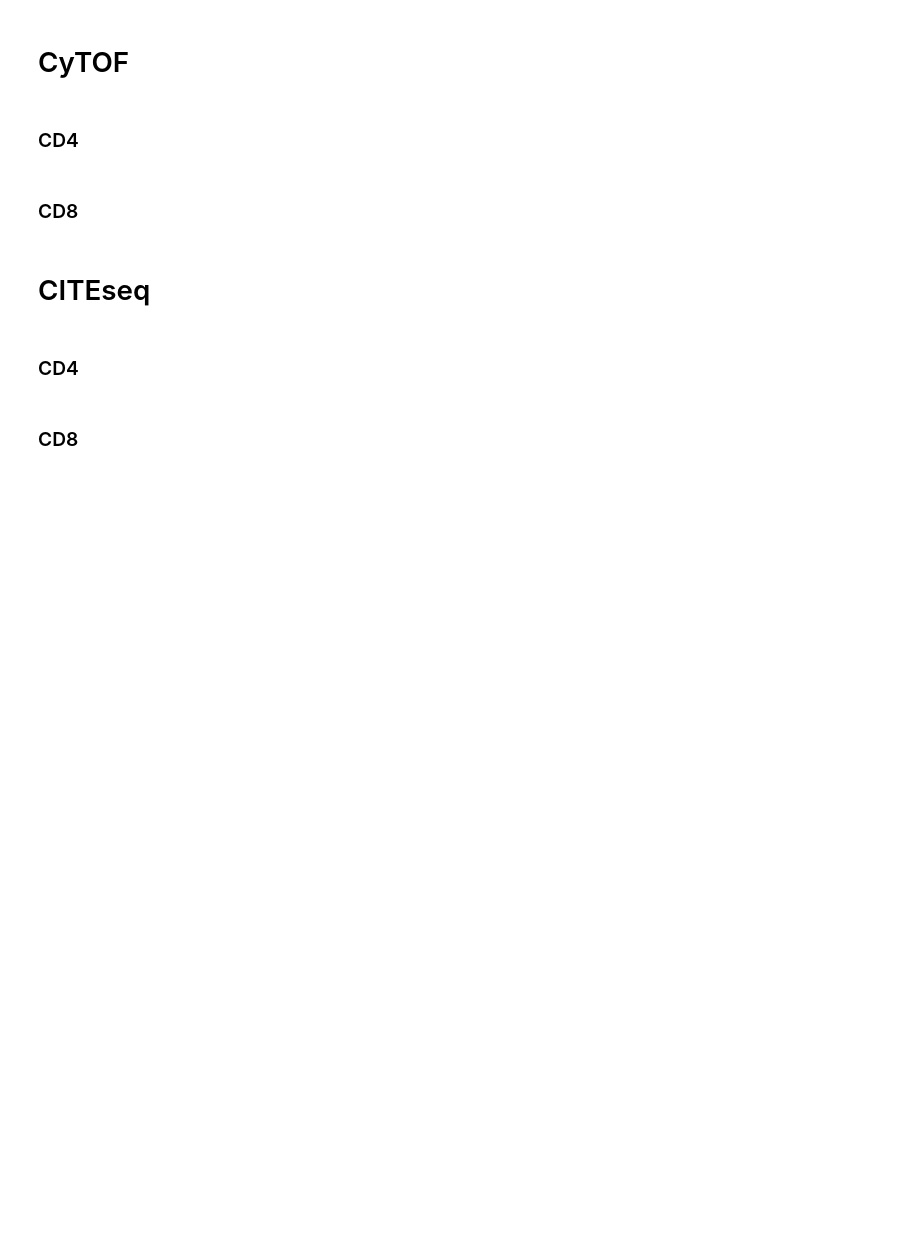
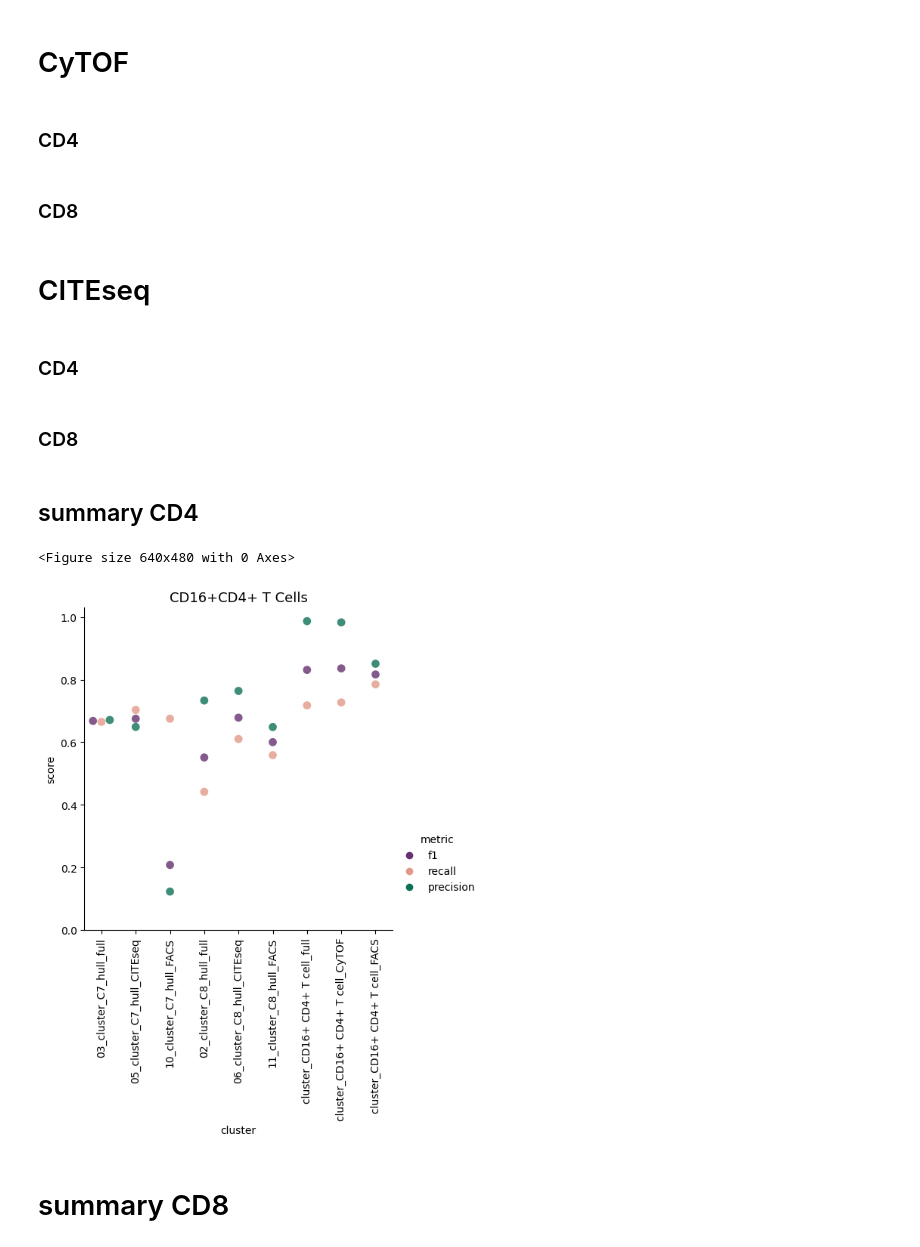
Before and after one commit to buettnerlab/reproducibility_convex_gating, a Jupyter notebook: Figure_7/F7_01_auswertung_hull.ipynb, the cells around one changed output. Cells and saved outputs as stored; diff of their text form; code cells hidden in the pictures; blank space fills up the shorter version.

Commit message:
Update figure 7

```diff
--- a/Figure_7/F7_01_auswertung_hull.ipynb
+++ b/Figure_7/F7_01_auswertung_hull.ipynb
@@ -148,0 +149,25 @@ df_summary_citeseq_CD8.to_csv('F7_01_df_summary_citeseq_CD8')
+# %% [markdown]
+## summary CD4
+# %%
+df_CD4 = df_summary_cytof_CD4.append(df_summary_citeseq_CD4)
+df_CD4['cluster'] = df_CD4['cluster'] + '_' + df_CD4['panel']
+df_CD4_melted = pd.melt(df_CD4[['f1','recall','precision','cluster']], id_vars="cluster", var_name="metric", value_name="score")
+# %%
+palette={"recall": "#e2998a","f1": "#663171","precision":"#0c7156"}
+order = ['03_cluster_C7_hull_full','05_cluster_C7_hull_CITEseq','10_cluster_C7_hull_FACS',
+         '02_cluster_C8_hull_full','06_cluster_C8_hull_CITEseq','11_cluster_C8_hull_FACS','cluster_CD16+ CD4+ T cell_full',
+         'cluster_CD16+ CD4+ T cell_CyTOF',
+         'cluster_CD16+ CD4+ T cell_FACS']
+# %%
+plt.figure()
+sns.catplot(x='cluster', y="score", hue="metric", data=df_CD4_melted,s=60, kind='swarm',palette=palette,order = order,height = 5,alpha = 0.8)
+plt.ylim([0,1.03])
+plt.xticks(rotation=90)
+plt.title('CD16+CD4+ T Cells',fontsize =13)
+plt.savefig('F7_01_CD16CD4_T_cells_summary.pdf',bbox_inches='tight')
+#plt.close()
+# %% [output]
+<Figure size 640x480 with 0 Axes>
+[figure, added]
+# %% [markdown]
+# summary CD8
```
Also changed, not shown: parts of 6 cells of this notebook, 2 other files.
